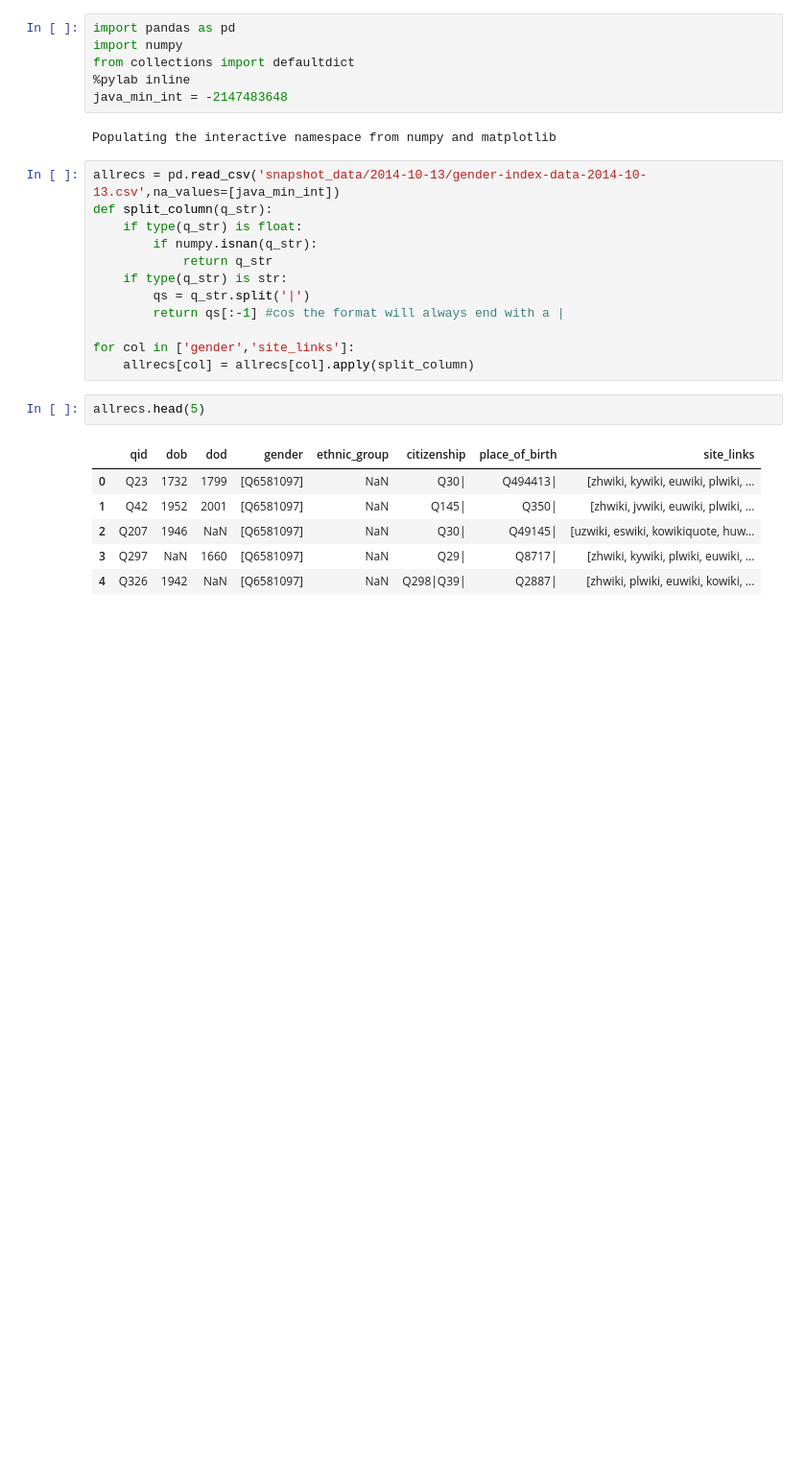
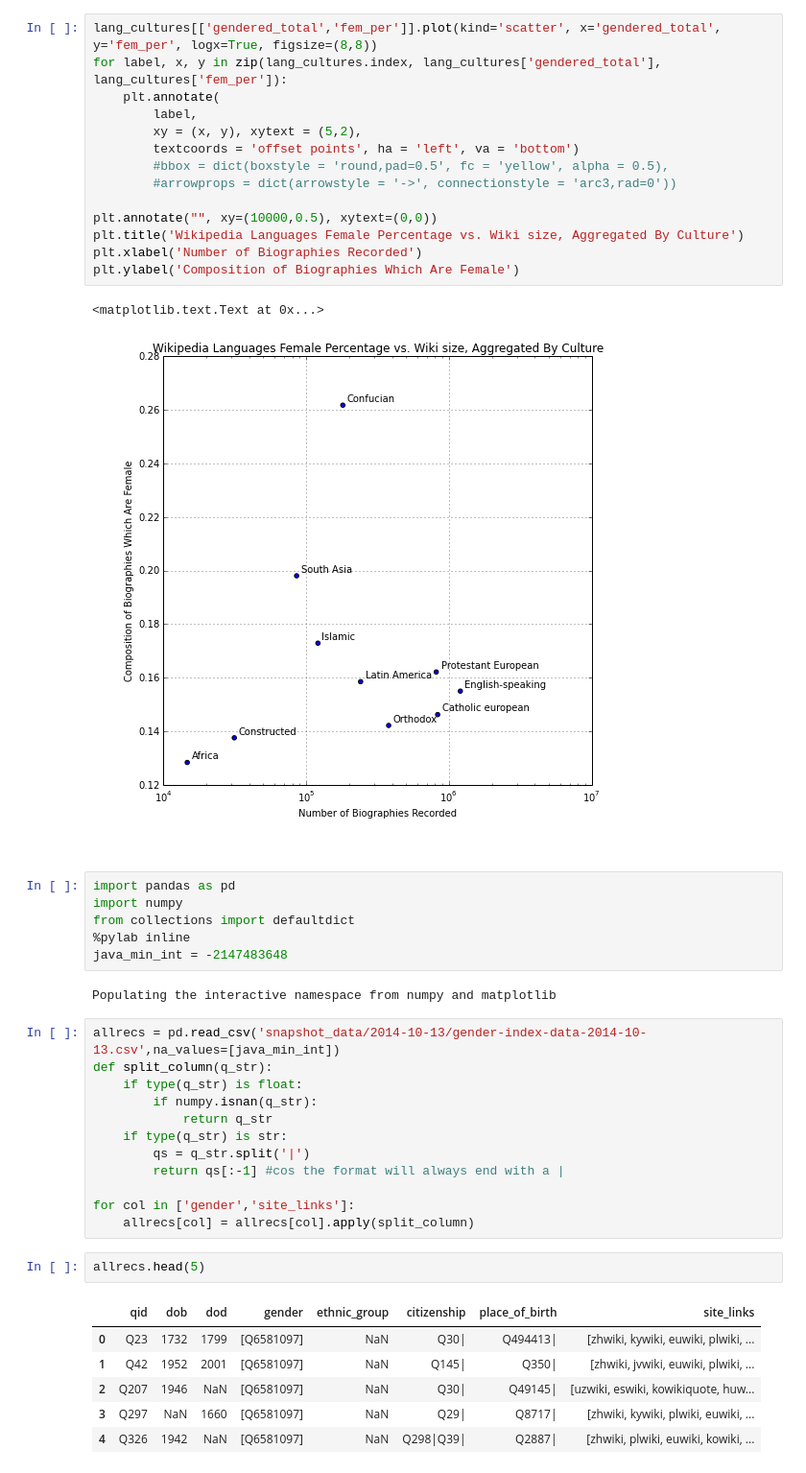
Before and after one commit to notconfusing/WIGI, a Jupyter notebook: Language Culture Scatter.ipynb, the cells around one changed output. Shown at 96% size. Saved outputs shown, nothing was run; the diff lists cells and outputs as text; blank space fills up the shorter version.

Commit message:
plot at top

```diff
--- a/Language Culture Scatter.ipynb
+++ b/Language Culture Scatter.ipynb
@@ -1,3 +1,20 @@
+# %%
+lang_cultures[['gendered_total','fem_per']].plot(kind='scatter', x='gendered_total', y='fem_per', logx=True, figsize=(8,8))
+for label, x, y in zip(lang_cultures.index, lang_cultures['gendered_total'], lang_cultures['fem_per']):
+    plt.annotate(
+        label,
+        xy = (x, y), xytext = (5,2),
+        textcoords = 'offset points', ha = 'left', va = 'bottom')
+        #bbox = dict(boxstyle = 'round,pad=0.5', fc = 'yellow', alpha = 0.5),
+        #arrowprops = dict(arrowstyle = '->', connectionstyle = 'arc3,rad=0'))
+
+plt.annotate("", xy=(10000,0.5), xytext=(0,0))
+plt.title('Wikipedia Languages Female Percentage vs. Wiki size, Aggregated By Culture')
+plt.xlabel('Number of Biographies Recorded')
+plt.ylabel('Composition of Biographies Which Are Female')
+# %% [output]
+<matplotlib.text.Text at 0x...>
+[figure, added]
 # %%
 import pandas as pd
 import numpy
```
Also changed, not shown: parts of 2 cells of this notebook.
